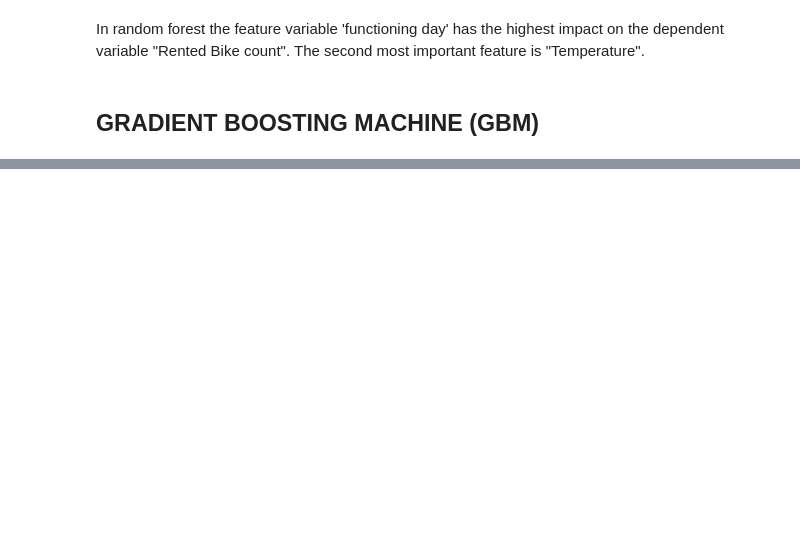
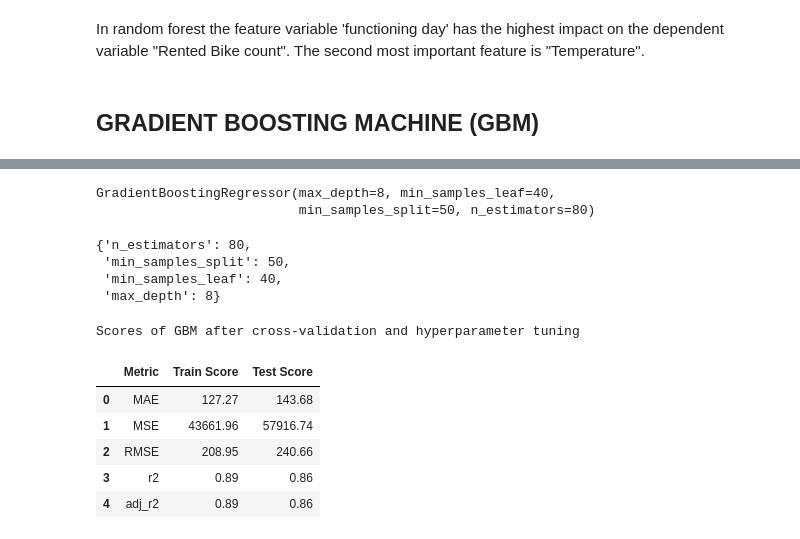
Before and after one commit to Deepakkarki24/Bike-Sharing-Demand-Prediction, a Jupyter notebook: Deepak_Karki_Bike_Sharing_Demand_Prediction_Capstone_Project.ipynb, the cells around one changed output, grey strips where cells are left out. Drawn from its saved outputs; the diff is of its cells as text; code cells hidden in the pictures; blank space fills up the shorter version.

```diff
--- a/Deepak_Karki_Bike_Sharing_Demand_Prediction_Capstone_Project.ipynb
+++ b/Deepak_Karki_Bike_Sharing_Demand_Prediction_Capstone_Project.ipynb
@@ -1026,0 +1092,5 @@ from sklearn.ensemble import GradientBoostingRegressor
+# %%
+gbm_grid.best_estimator_
+# %% [output]
+GradientBoostingRegressor(max_depth=8, min_samples_leaf=40,
+                          min_samples_split=50, n_estimators=80)
@@ -1026,0 +1099,7 @@ from sklearn.ensemble import GradientBoostingRegressor
+# %%
+gbm_grid.best_params_
+# %% [output]
+{'n_estimators': 80,
+ 'min_samples_split': 50,
+ 'min_samples_leaf': 40,
+ 'max_depth': 8}
@@ -1026,0 +1123,11 @@ from sklearn.ensemble import GradientBoostingRegressor
+# %%
+print("Scores of GBM after cross-validation and hyperparameter tuning")
+performance(gbm_optimal_model)
+# %% [output]
+Scores of GBM after cross-validation and hyperparameter tuning
+|  | Metric | Train Score | Test Score |
+| 0 | MAE | 127.27 | 143.68 |
+| 1 | MSE | 43661.96 | 57916.74 |
+| 2 | RMSE | 208.95 | 240.66 |
+| 3 | r2 | 0.89 | 0.86 |
+| 4 | adj_r2 | 0.89 | 0.86 |
```
Also changed, not shown: parts of 22 cells of this notebook.
